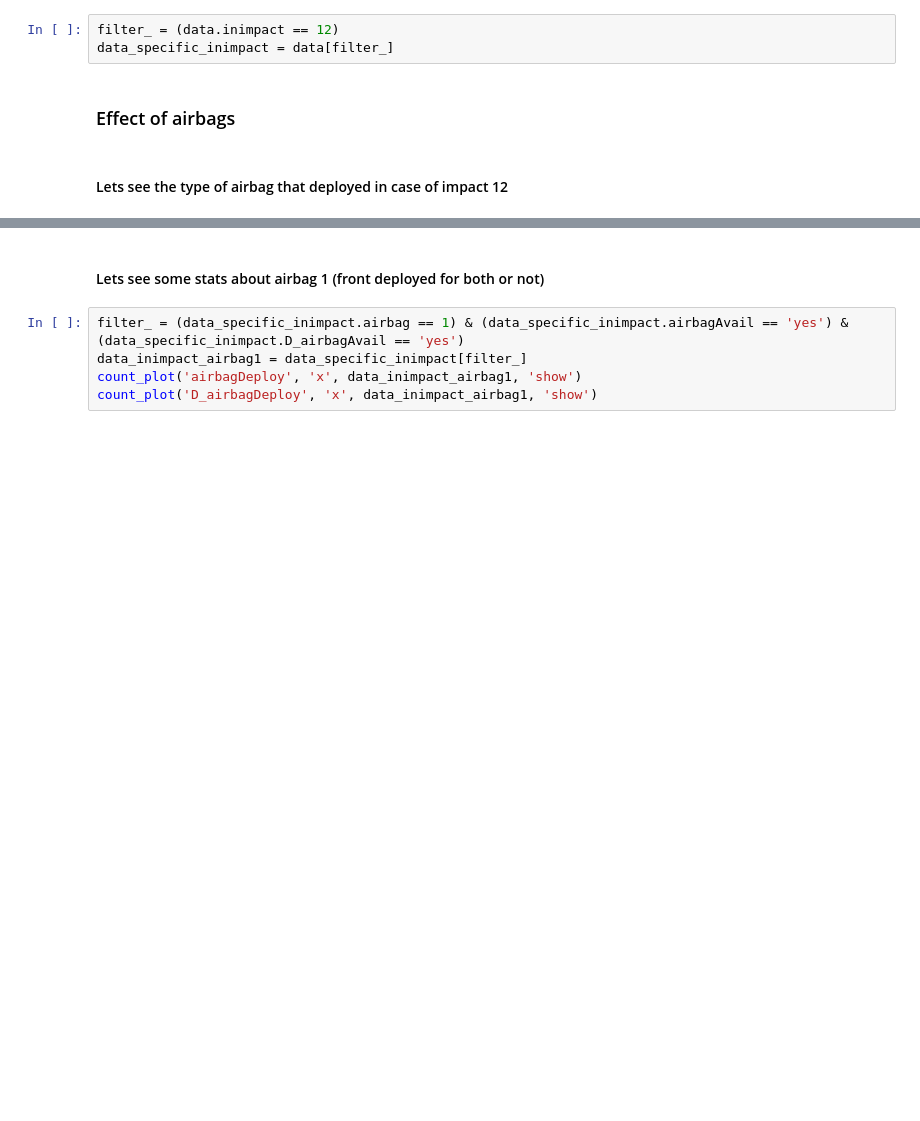
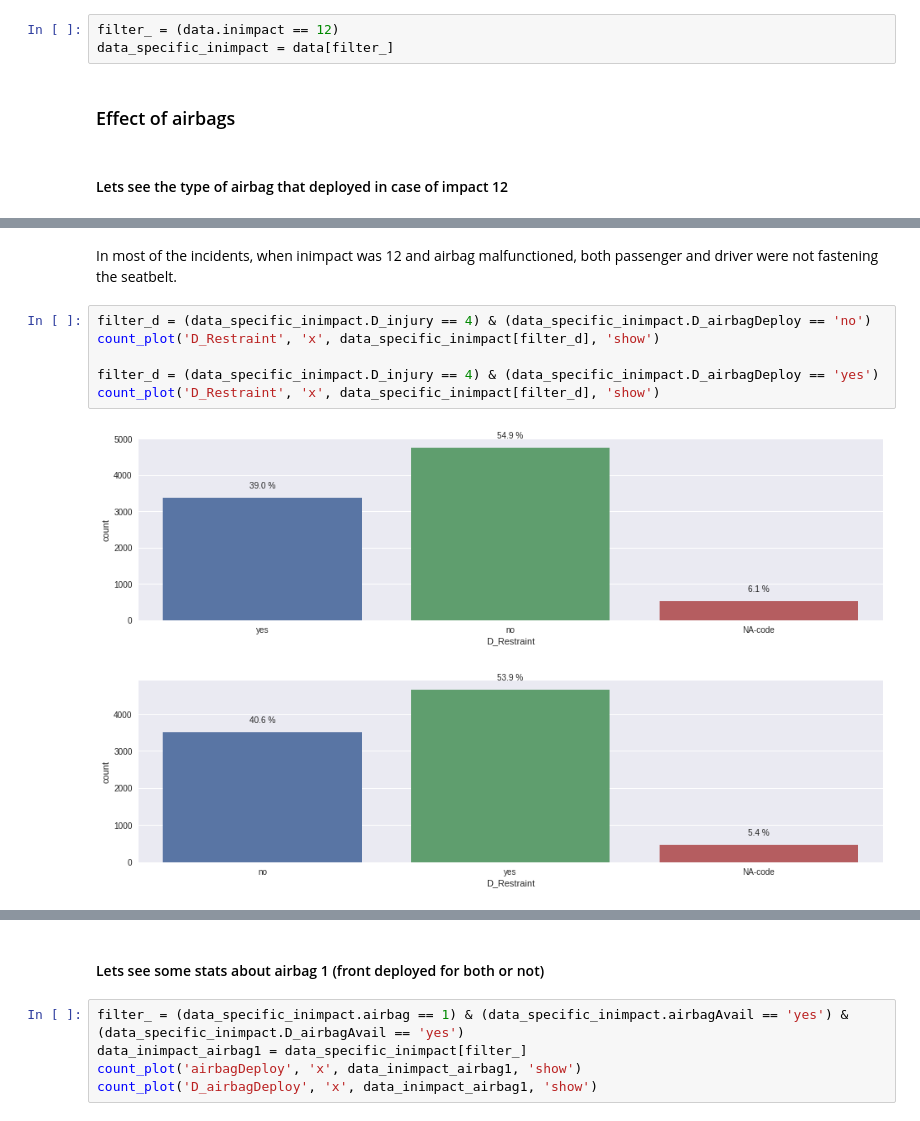
Before and after one commit to sohaibomr/data_analysis-FARS, a Jupyter notebook: sa_eda_fars.ipynb, the cells around one changed output, grey strips where cells are left out. Cells and saved outputs as stored; diff of their text form; blank space fills up the shorter version.

```diff
--- a/sa_eda_fars.ipynb
+++ b/sa_eda_fars.ipynb
@@ -94 +133,12 @@ In 14% cases, airbags were installed but couldn't deployed
+# %% [markdown]
+In most of the incidents, when inimpact was 12 and airbag malfunctioned, both passenger and driver were not fastening the seatbelt.
+# %%
+filter_d = (data_specific_inimpact.D_injury == 4) & (data_specific_inimpact.D_airbagDeploy == 'no')
+count_plot('D_Restraint', 'x', data_specific_inimpact[filter_d], 'show')
+
+filter_d = (data_specific_inimpact.D_injury == 4) & (data_specific_inimpact.D_airbagDeploy == 'yes')
+count_plot('D_Restraint', 'x', data_specific_inimpact[filter_d], 'show')
+# %% [output]
+[figure, added]
+[figure, added]
 # %% [markdown]
```
Also changed, not shown: parts of 22 cells of this notebook.
